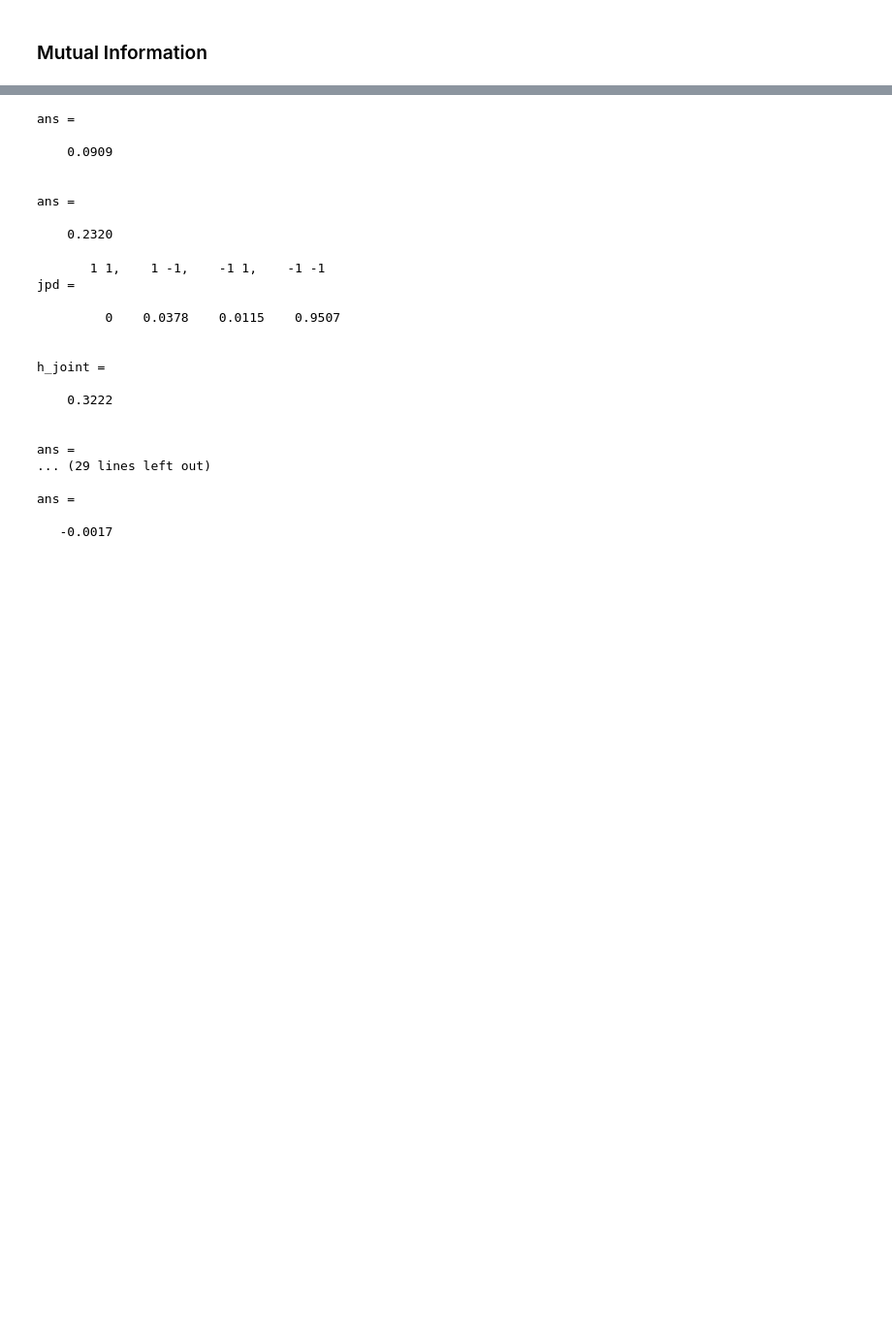
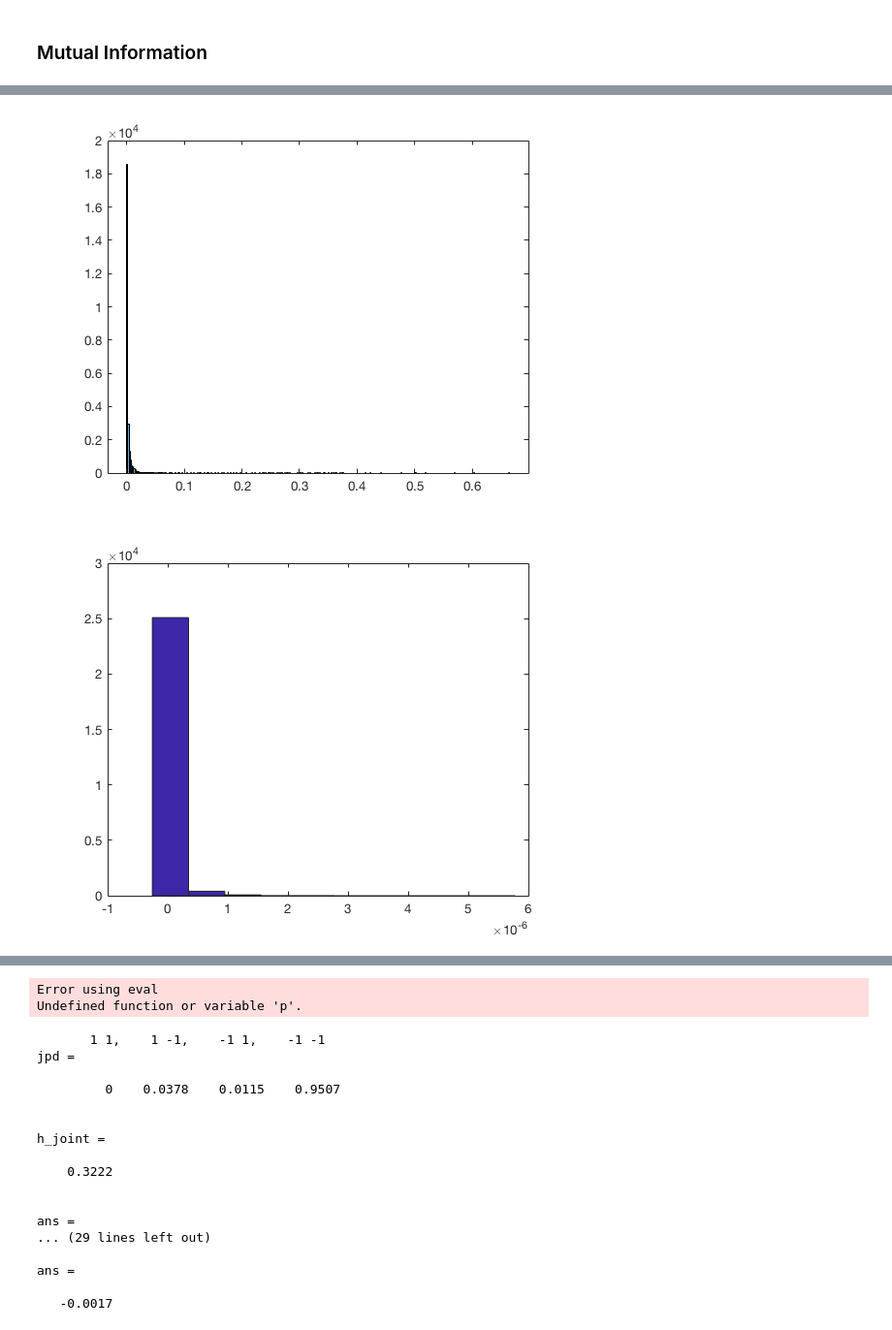
Before and after one commit to jlnatal/CGProj, a Jupyter notebook: CGpipeline_.ipynb, the cells around one changed output, grey strips where cells are left out. Shown at 97% size. Saved outputs shown, nothing was run; the diff lists cells and outputs as text; code cells hidden in the pictures; blank space fills up the shorter version.

```diff
--- a/CGpipeline_.ipynb
+++ b/CGpipeline_.ipynb
@@ -487,0 +639,7 @@ title('Correlation Coefficient of Coarse-Grained Data')
+# %%
+figure,plot(MI_Dat(:)-MI_Rec(:))
+figure,hist((MI_Dat(:)-MI_Rec(:))/160^2)
+figure,histogram(MI_Dat(:)-MI_Rec(:)/160^2)
+# %% [output]
+[figure, added]
+[figure, added]
@@ -488,15 +647,9 @@ title('Correlation Coefficient of Coarse-Grained Data')
 # %%
-(-p(2)*log2(p(2)) - (1-p(2))*log2(1-p(2)))
-(-p(1)*log2(p(1)) - (1-p(1))*log2(1-p(1)))
+%(-p(2)*log2(p(2)) - (1-p(2))*log2(1-p(2)))
+%(-p(1)*log2(p(1)) - (1-p(1))*log2(1-p(1)))
 # %% [output]
-ans =
-
-    0.0909
-
-
-ans =
-
-    0.2320
+Error using eval
+Undefined function or variable 'p'.
 # %%
 k=1; l=2;
 fprintf('       1 1,    1 -1,    -1 1,    -1 -1')
```
Also changed, not shown: parts of 18 cells of this notebook.
